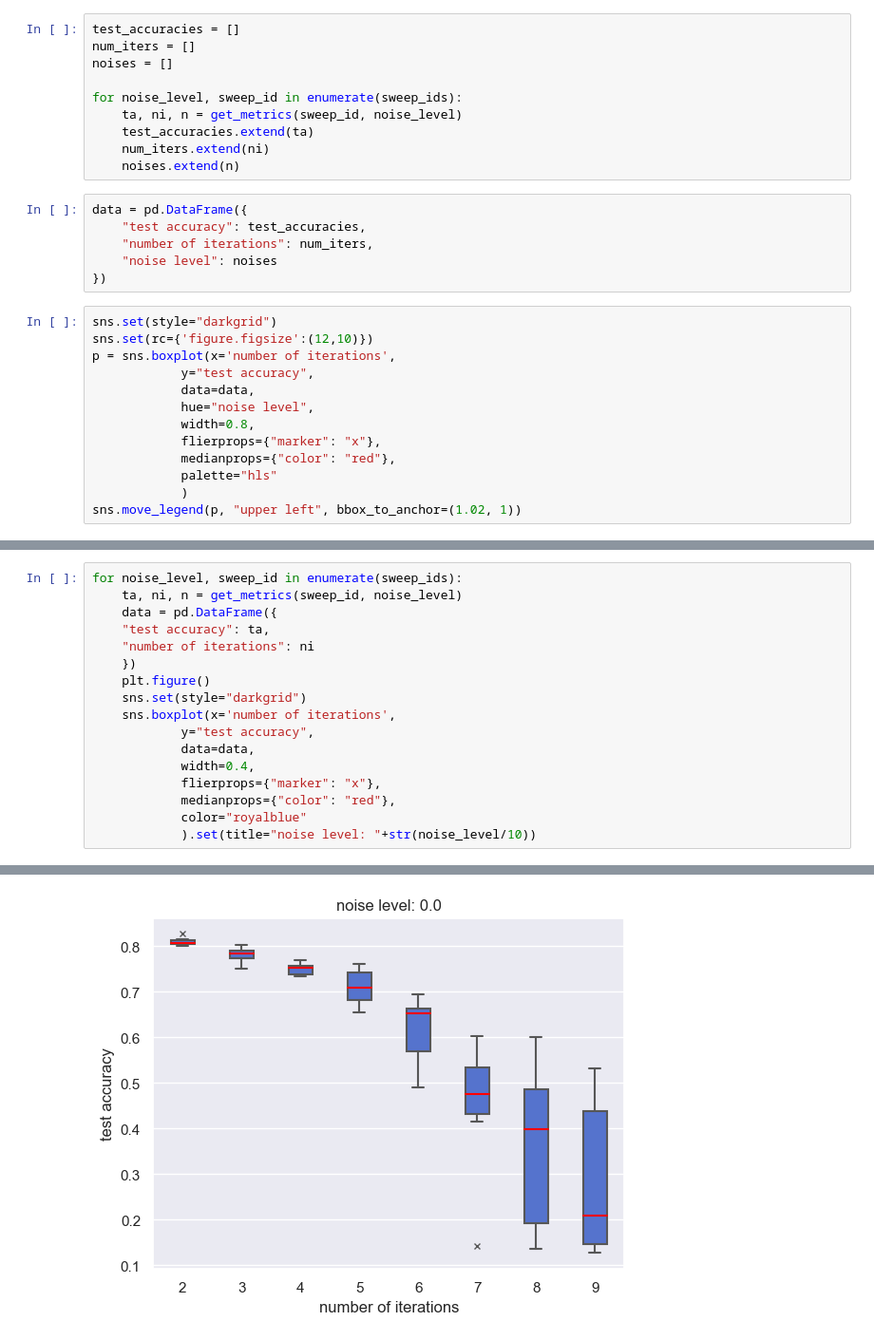
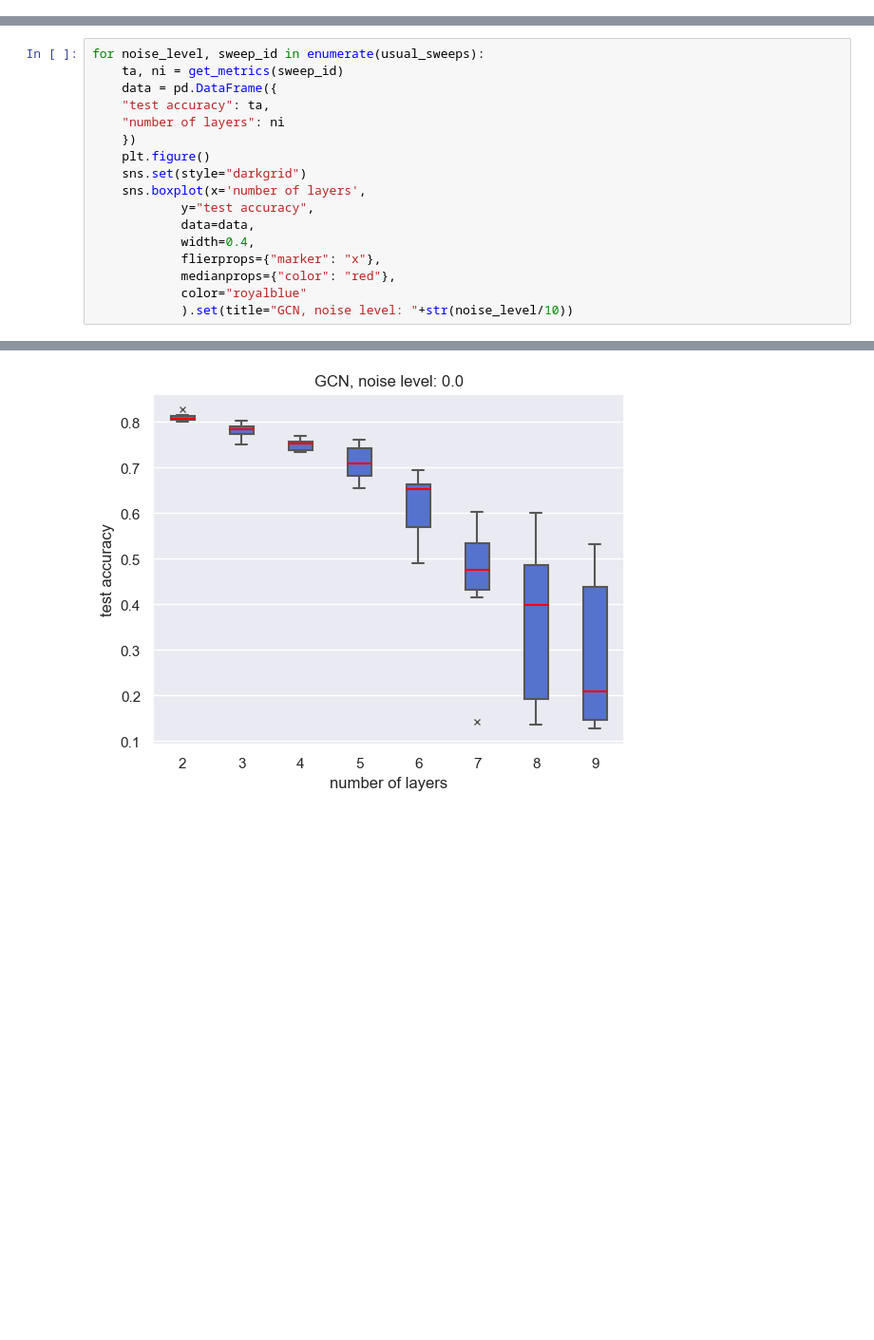
Before and after one commit to SizhuangHe/IterativeMethods, a Jupyter notebook: GCNexperiments/wandb_analysis.ipynb, the cells around one changed output, grey strips where cells are left out. Shown at 95% size. Drawn from its saved outputs; the diff is of its cells as text; blank space fills up the shorter version.

```diff
--- a/GCNexperiments/wandb_analysis.ipynb
+++ b/GCNexperiments/wandb_analysis.ipynb
@@ -61,29 +34,0 @@ def get_metrics(sweep_id, noise_level):
-# %%
-test_accuracies = []
-num_iters = []
-noises = []
-
-for noise_level, sweep_id in enumerate(sweep_ids):
-    ta, ni, n = get_metrics(sweep_id, noise_level)
-    test_accuracies.extend(ta)
-    num_iters.extend(ni)
-    noises.extend(n)
-# %%
-data = pd.DataFrame({
-    "test accuracy": test_accuracies,
-    "number of iterations": num_iters,
-    "noise level": noises
-})
-# %%
-sns.set(style="darkgrid")
-sns.set(rc={'figure.figsize':(12,10)})
-p = sns.boxplot(x='number of iterations',
-            y="test accuracy",
-            data=data,
-            hue="noise level",
-            width=0.8,
-            flierprops={"marker": "x"},
-            medianprops={"color": "red"},
-            palette="hls"
-            )
-sns.move_legend(p, "upper left", bbox_to_anchor=(1.02, 1))
@@ -90,18 +37,18 @@ sns.move_legend(p, "upper left", bbox_to_anchor=(1.02, 1))
 # %%
-for noise_level, sweep_id in enumerate(sweep_ids):
-    ta, ni, n = get_metrics(sweep_id, noise_level)
+for noise_level, sweep_id in enumerate(usual_sweeps):
+    ta, ni = get_metrics(sweep_id)
     data = pd.DataFrame({
     "test accuracy": ta,
-    "number of iterations": ni
+    "number of layers": ni
     })
     plt.figure()
     sns.set(style="darkgrid")
-    sns.boxplot(x='number of iterations',
+    sns.boxplot(x='number of layers',
             y="test accuracy",
             data=data,
             width=0.4,
             flierprops={"marker": "x"},
             medianprops={"color": "red"},
             color="royalblue"
-            ).set(title="noise level: "+str(noise_level/10))
+            ).set(title="GCN, noise level: "+str(noise_level/10))
 # %% [output]
@@ -108 +56 @@ for noise_level, sweep_id in enumerate(sweep_ids):
-[figure, old version]
+[figure, new version]
```
Also changed, not shown: parts of 7 cells of this notebook, 14 other files.
